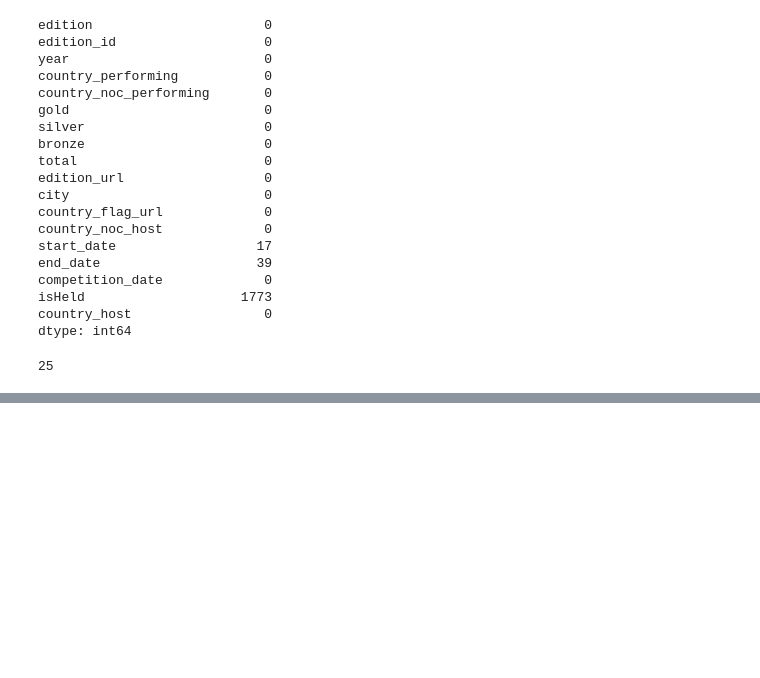
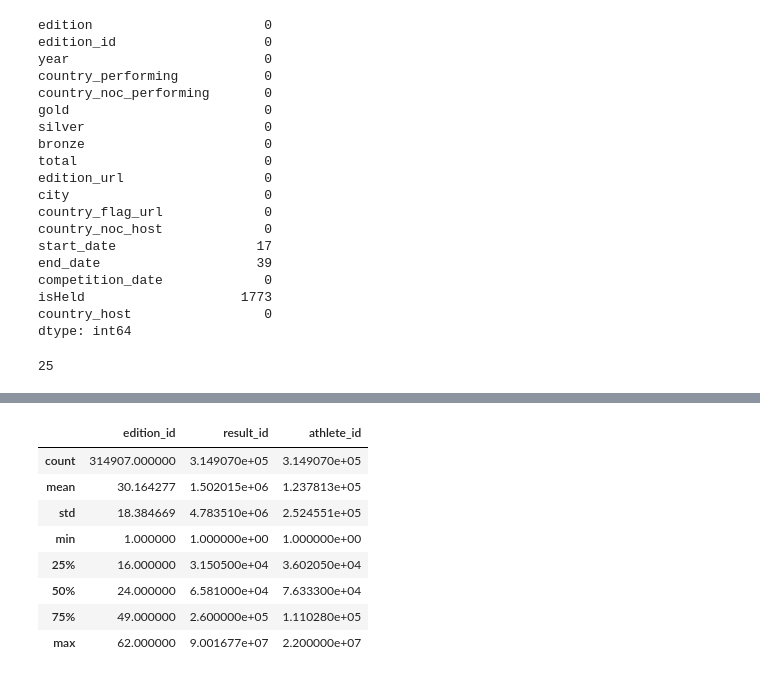
Before and after one commit to ana-047/Olymploration, a Jupyter notebook: Olymploration_2.ipynb, the cells around one changed output, grey strips where cells are left out. Drawn from its saved outputs; the diff is of its cells as text; code cells hidden in the pictures; blank space fills up the shorter version.

```diff
--- a/Olymploration_2.ipynb
+++ b/Olymploration_2.ipynb
@@ -226,0 +452,14 @@ df_medals.shape[0]-df.shape[0]
+# %%
+df_athletes_events = df_event_results.merge(df_athletes, on='athlete_id', how='left')
+# %%
+df_athletes_events.describe()
+# %% [output]
+|  | edition_id | result_id | athlete_id |
+| count | 314907.000000 | 3.149070e+05 | 3.149070e+05 |
+| mean | 30.164277 | 1.502015e+06 | 1.237813e+05 |
+| std | 18.384669 | 4.783510e+06 | 2.524551e+05 |
+| min | 1.000000 | 1.000000e+00 | 1.000000e+00 |
+| 25% | 16.000000 | 3.150500e+04 | 3.602050e+04 |
+| 50% | 24.000000 | 6.581000e+04 | 7.633300e+04 |
+| 75% | 49.000000 | 2.600000e+05 | 1.110280e+05 |
+| max | 62.000000 | 9.001677e+07 | 2.200000e+07 |
```
Also changed, not shown: parts of 4 cells of this notebook.
